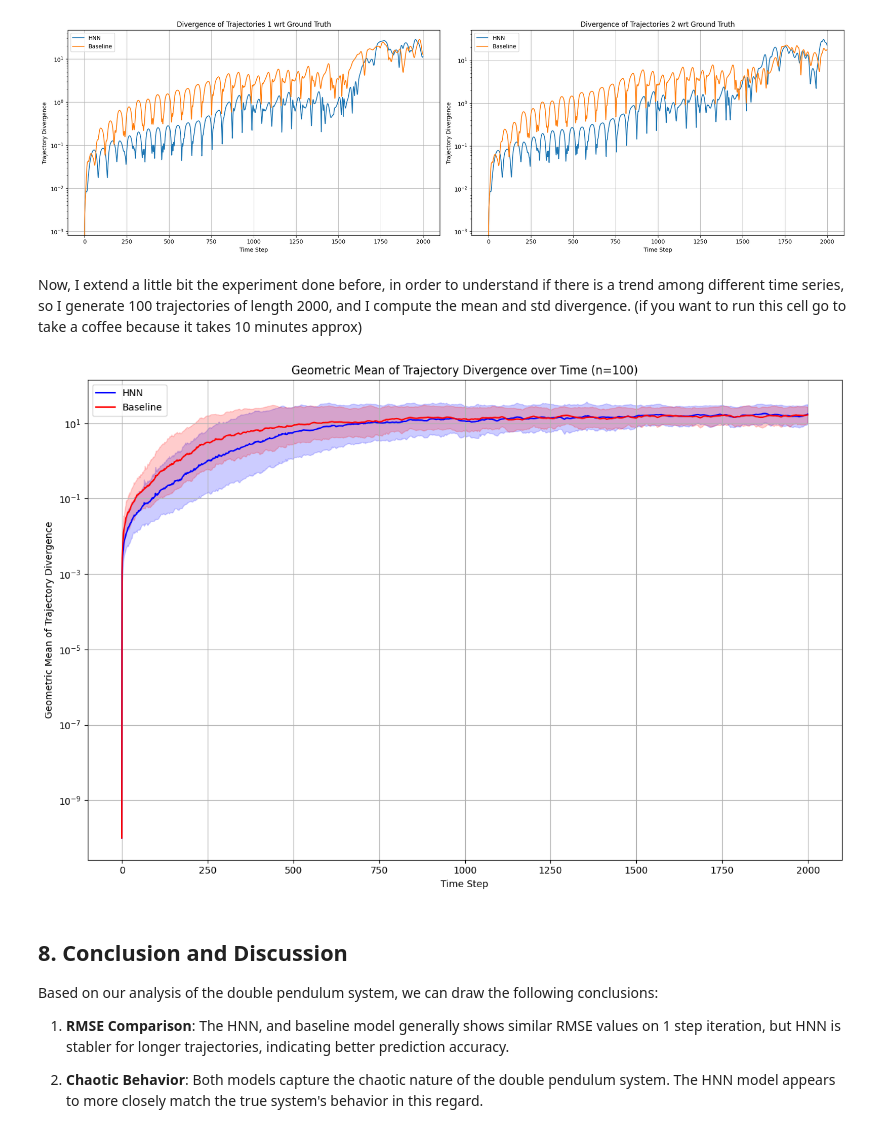
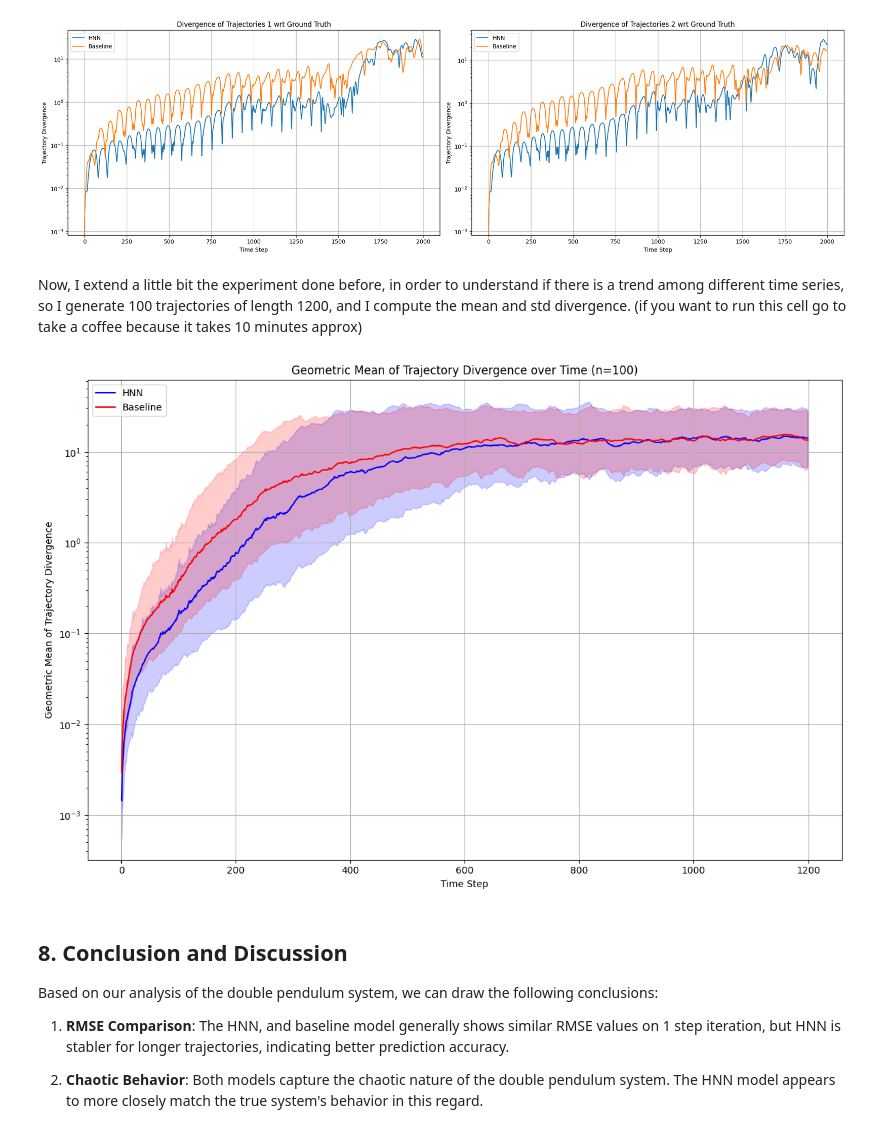
Before and after one commit to YuriPaglierani/Hamiltonian-Neural-Networks-Pendulums, a Jupyter notebook: notebooks/double_pendulum_nb.ipynb, the cells around one changed output. Saved outputs shown, nothing was run; the diff lists cells and outputs as text; code cells hidden in the pictures.

Commit message:
Corrected divergence_plot in presentation, and in the double_pendulum.ipynb

```diff
--- a/notebooks/double_pendulum_nb.ipynb
+++ b/notebooks/double_pendulum_nb.ipynb
@@ -375,7 +375,7 @@ plt.show()
 # %% [output]
 [figure]
 # %% [markdown]
-Now, I extend a little bit the experiment done before, in order to understand if there is a trend among different time series, so I generate 100 trajectories of length 2000, and I compute the mean and std divergence. (if you want to run this cell go to take a coffee because it takes 10 minutes approx)
+Now, I extend a little bit the experiment done before, in order to understand if there is a trend among different time series, so I generate 100 trajectories of length 1200, and I compute the mean and std divergence. (if you want to run this cell go to take a coffee because it takes 10 minutes approx)
 # %%
 import tqdm
 
@@ -408,7 +408,7 @@ def compute_geometric_statistics(true_trajectories, model_trajectories):
 
 # Simulation parameters
 num_trajectories = 100
-steps = 2000
+steps = 1200
 dt = config['dt']
 m1, m2, l1, l2, g = config['mass1'], config['mass2'], config['length1'], config['length2'], config['g']
 
@@ -422,30 +422,32 @@ baseline_trajectories = generate_multiple_trajectories(baseline_model, initial_s
 # %%
 # Compute geometric mean and standard deviation
 hnn_geo_mean, hnn_geo_std = compute_geometric_statistics(true_trajectories, hnn_trajectories)
 baseline_geo_mean, baseline_geo_std = compute_geometric_statistics(true_trajectories, baseline_trajectories)
 
 # Plotting
 fig, ax = plt.subplots(figsize=(12, 8))
 
-time_steps = np.arange(steps)
+time_steps = np.arange(1, steps)
+hnn_geo_mean, baseline_geo_mean = hnn_geo_mean[1:], baseline_geo_mean[1:]
+hnn_geo_std, baseline_geo_std = hnn_geo_std[1:], baseline_geo_std[1:]
 
 ax.plot(time_steps, hnn_geo_mean, label='HNN', color='blue')
 ax.fill_between(time_steps, hnn_geo_mean / hnn_geo_std, hnn_geo_mean * hnn_geo_std, alpha=0.2, color='blue')
 
 ax.plot(time_steps, baseline_geo_mean, label='Baseline', color='red')
 ax.fill_between(time_steps, baseline_geo_mean / baseline_geo_std, baseline_geo_mean * baseline_geo_std, alpha=0.2, color='red')
 
 ax.set_xlabel('Time Step')
 ax.set_ylabel('Geometric Mean of Trajectory Divergence')
 ax.set_title(f'Geometric Mean of Trajectory Divergence over Time (n={num_trajectories})')
 ax.legend()
 ax.set_yscale('log')
 ax.grid(True)
 
 plt.tight_layout()
 plt.show()
 # %% [output]
-[figure, old version]
+[figure, new version]
 # %% [markdown]
 ## 8. Conclusion and Discussion
 
```
Also changed, not shown: 1 other file.
